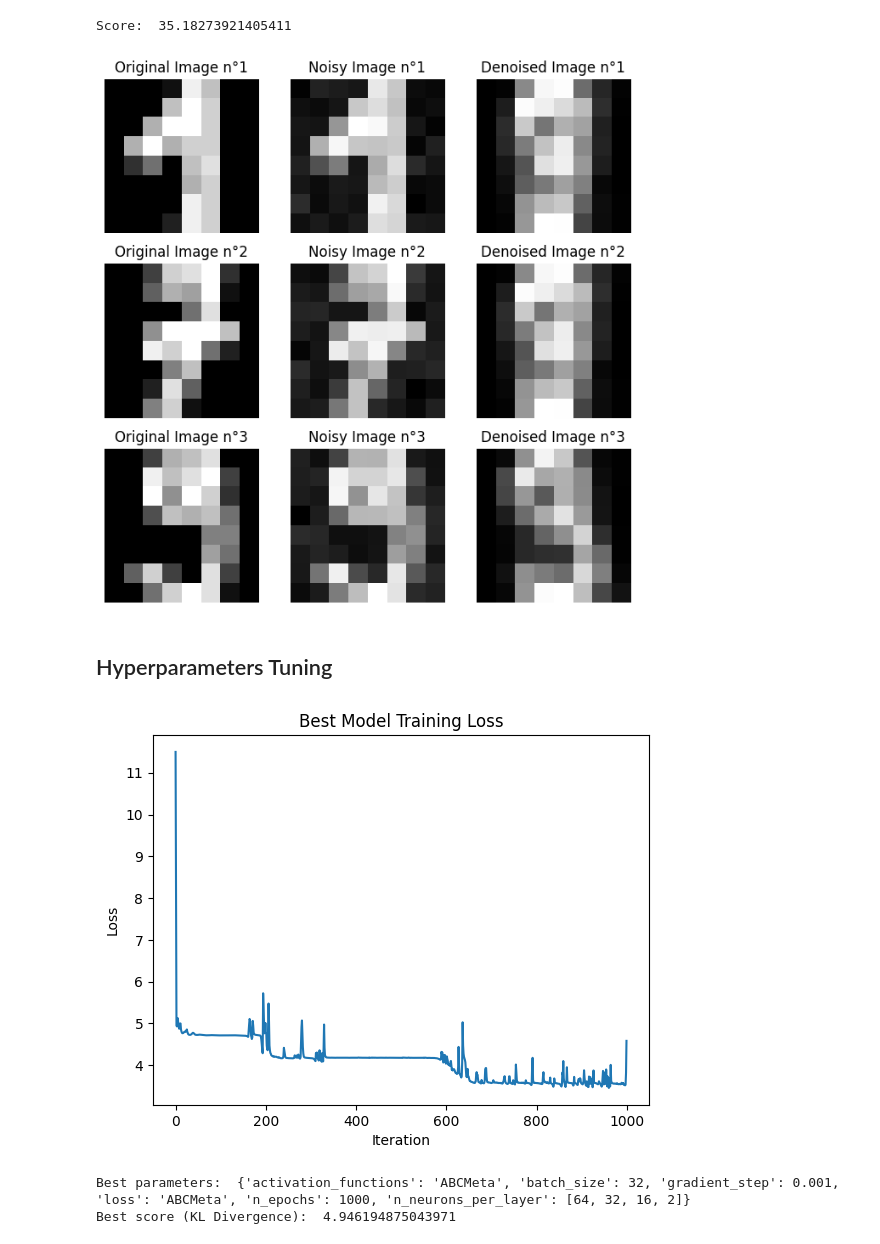
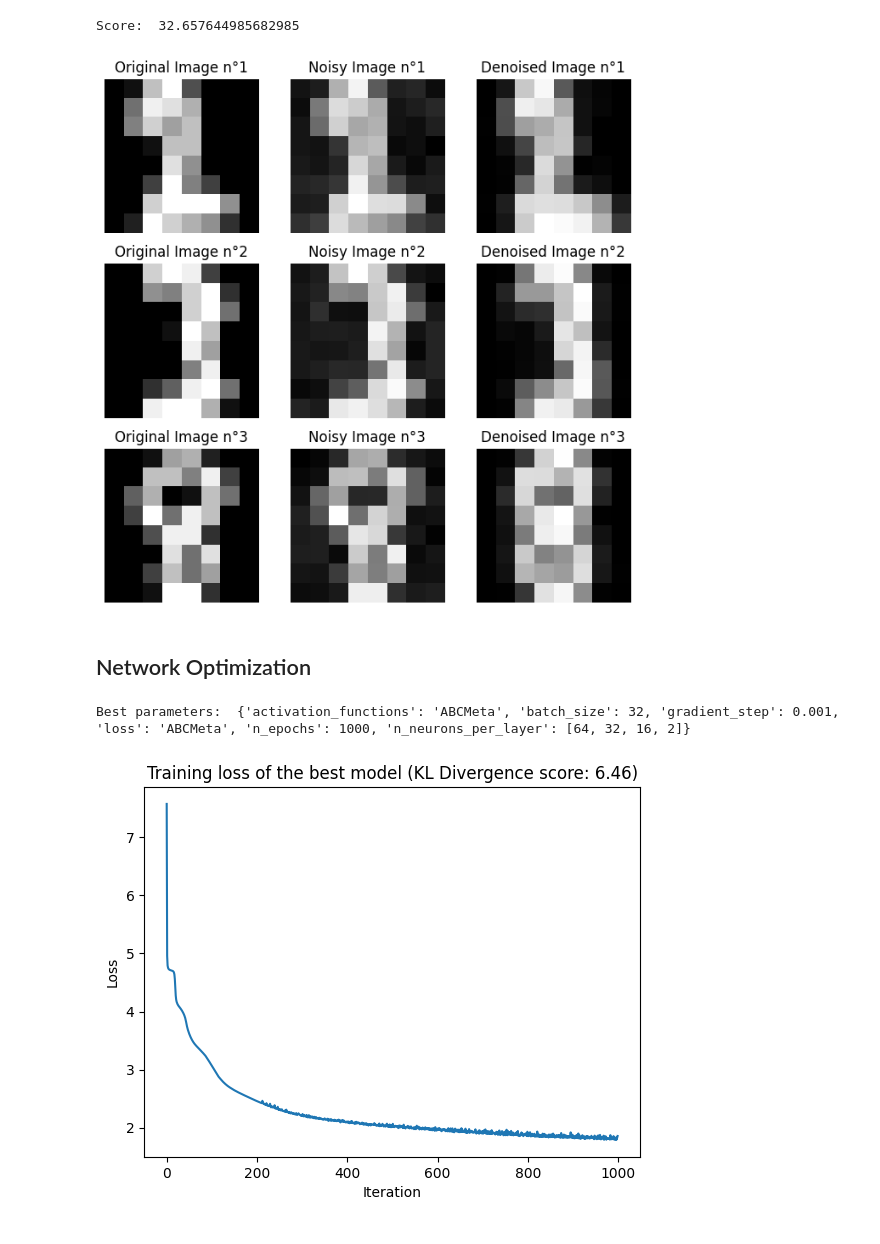
Before and after one commit to Ethan2541/Neural-Network-Library, a Jupyter notebook: experiments/denoiser.ipynb, the cells around one changed output. Cells and saved outputs as stored; diff of their text form; code cells hidden in the pictures.

```diff
--- a/experiments/denoiser.ipynb
+++ b/experiments/denoiser.ipynb
@@ -54,16 +54,12 @@ encoder = Sequential(
     Tanh(),
     Linear(32, 16),
     Tanh(),
-    Linear(16, 8),
+    Linear(16, 2),
     Tanh(),
-    Linear(8, 2),
-    Tanh()
 )
 
 decoder = Sequential(
-    Linear(2, 8),
-    Tanh(),
-    Linear(8, 16),
+    Linear(2, 16),
     Tanh(),
     Linear(16, 32),
     Tanh(),
@@ -73,7 +69,7 @@ decoder = Sequential(
 
 autoencoder = AutoEncoder(encoder, decoder)
 # %%
-losses = SGD(autoencoder, MSELoss(), X_train, y_train, batch_size=X_train.shape[0], gradient_step=1e-3, n_iter=1000)
+losses = SGD(autoencoder, MSELoss(), X_train, y_train, batch_size=32, gradient_step=1e-3, n_iter=1000)
 # %%
 plt.plot(losses)
 plt.title("Autoencoder Training Loss")
@@ -85,8 +81,8 @@ plt.show()
 # %%
 yhat = autoencoder(X_test)
-print("Score: ", kullback_leibler_divergence(yhat, X_test))
+print("Score: ", kullback_leibler_divergence(yhat, y_test))
 # %% [output]
-Score:  35.18273921405411
+Score:  32.657644985682985
 # %%
 n_images = 3
 
@@ -113,9 +109,9 @@ for i in range(n_images):
     plt.axis('off')
 plt.show()
 # %% [output]
-[figure, old version]
+[figure, new version]
-# %% [markdown]
-## Hyperparameters Tuning
+# %% [markdown]
+## Network Optimization
 # %%
 from itertools import product
 
@@ -166,20 +162,18 @@ params = {
 }
 
 best_model, best_params, best_score, best_losses = grid_search(X_train, X_test, y_train, y_test, params)
+# %%
+print("Best parameters: ", best_params)
+# %% [output]
+Best parameters:  {'activation_functions': 'ABCMeta', 'batch_size': 32, 'gradient_step': 0.001, 'loss': 'ABCMeta', 'n_epochs': 1000, 'n_neurons_per_layer': [64, 32, 16, 2]}
 # %%
 plt.plot(losses)
-plt.title("Best Model Training Loss")
+plt.title(f"Training loss of the best model (KL Divergence score: {best_score:.2f})")
 plt.xlabel("Iteration")
 plt.ylabel("Loss")
 plt.show()
 # %% [output]
-[figure, old version]
+[figure, new version]
-# %%
-print("Best parameters: ", best_params)
-print("Best score (KL Divergence): ", best_score)
-# %% [output]
-Best parameters:  {'activation_functions': 'ABCMeta', 'batch_size': 32, 'gradient_step': 0.001, 'loss': 'ABCMeta', 'n_epochs': 1000, 'n_neurons_per_layer': [64, 32, 16, 2]}
-Best score (KL Divergence):  4.946194875043971
 # %%
 n_images = 3
 
```
Also changed, not shown: parts of 3 cells of this notebook, 1 other file.
